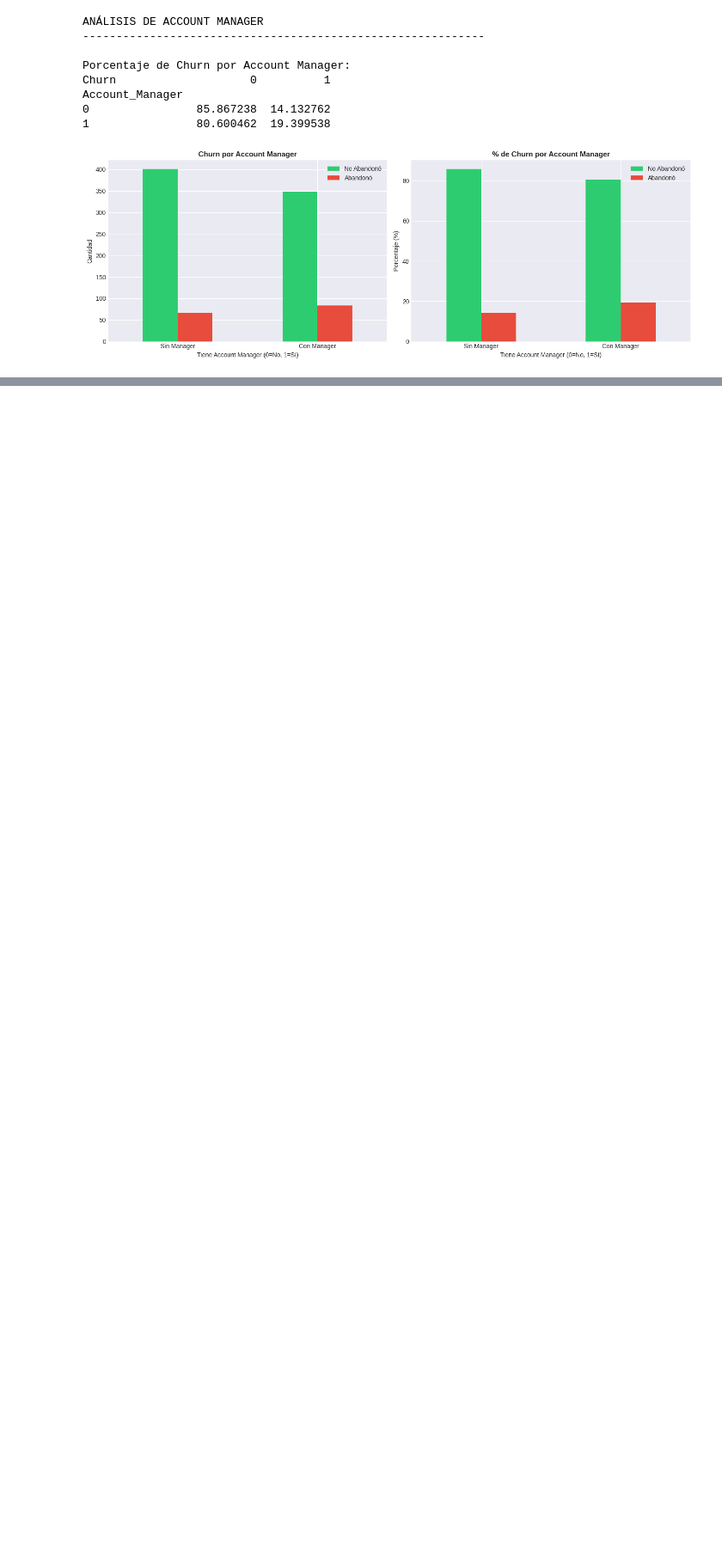
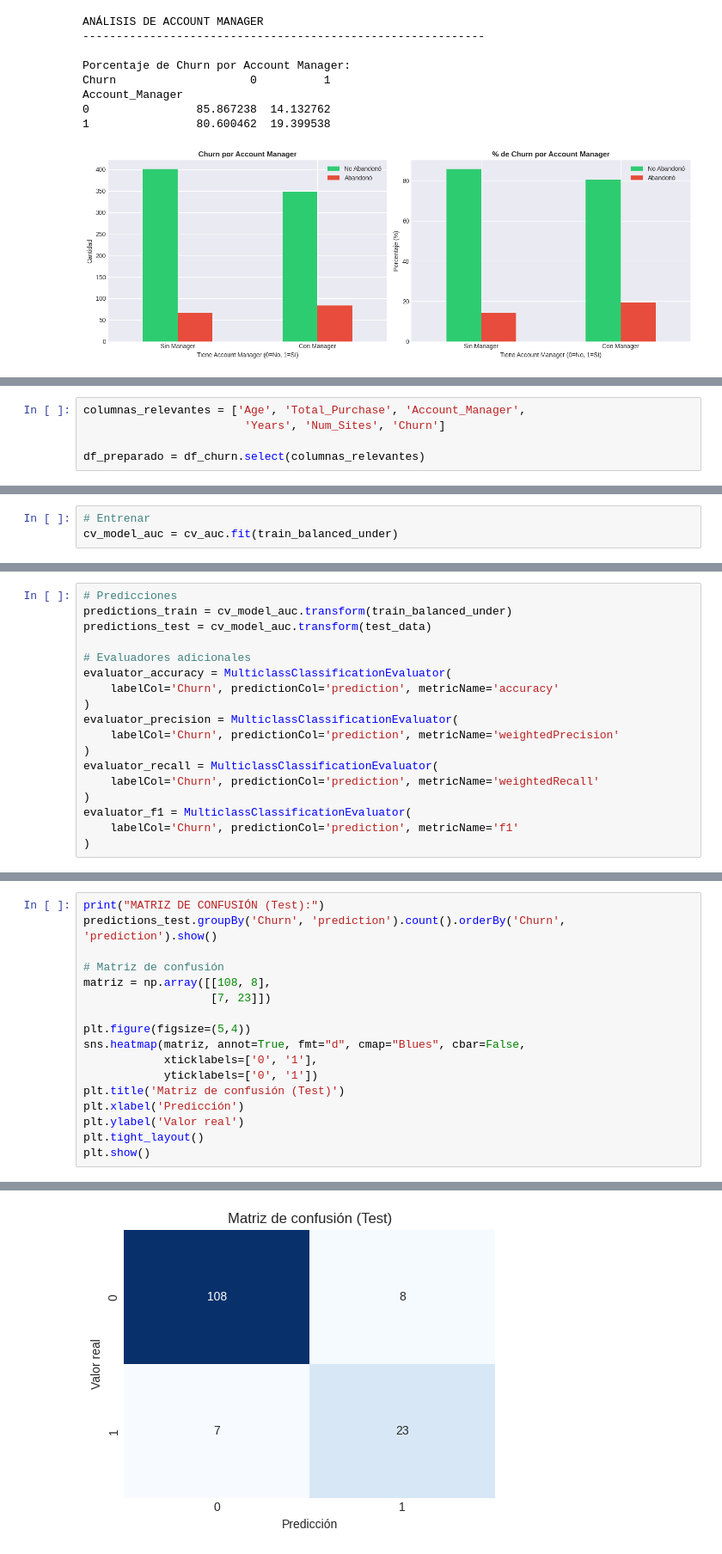
Before and after one commit to Maria-Villafuerte/Labs_Data_Science, a Jupyter notebook: Lab_11/Lab11_Spark.ipynb, the cells around one changed output, grey strips where cells are left out. Shown at 86% size. Cells and saved outputs as stored; diff of their text form; blank space fills up the shorter version.

```diff
--- a/Lab_11/Lab11_Spark.ipynb
+++ b/Lab_11/Lab11_Spark.ipynb
@@ -340,0 +360,5 @@ RESUMEN EJECUTIVO
+# %%
+columnas_relevantes = ['Age', 'Total_Purchase', 'Account_Manager',
+                        'Years', 'Num_Sites', 'Churn']
+
+df_preparado = df_churn.select(columnas_relevantes)
@@ -340,0 +826,3 @@ RESUMEN EJECUTIVO
+# %%
+# Entrenar
+cv_model_auc = cv_auc.fit(train_balanced_under)
@@ -340,0 +848,18 @@ RESUMEN EJECUTIVO
+# %%
+# Predicciones
+predictions_train = cv_model_auc.transform(train_balanced_under)
+predictions_test = cv_model_auc.transform(test_data)
+
+# Evaluadores adicionales
+evaluator_accuracy = MulticlassClassificationEvaluator(
+    labelCol='Churn', predictionCol='prediction', metricName='accuracy'
+)
+evaluator_precision = MulticlassClassificationEvaluator(
+    labelCol='Churn', predictionCol='prediction', metricName='weightedPrecision'
+)
+evaluator_recall = MulticlassClassificationEvaluator(
+    labelCol='Churn', predictionCol='prediction', metricName='weightedRecall'
+)
+evaluator_f1 = MulticlassClassificationEvaluator(
+    labelCol='Churn', predictionCol='prediction', metricName='f1'
+)
@@ -340,0 +890,18 @@ RESUMEN EJECUTIVO
+# %%
+print("MATRIZ DE CONFUSIÓN (Test):")
+predictions_test.groupBy('Churn', 'prediction').count().orderBy('Churn', 'prediction').show()
+
+# Matriz de confusión
+matriz = np.array([[108, 8],
+                   [7, 23]])
+
+plt.figure(figsize=(5,4))
+sns.heatmap(matriz, annot=True, fmt="d", cmap="Blues", cbar=False,
+            xticklabels=['0', '1'],
+            yticklabels=['0', '1'])
+plt.title('Matriz de confusión (Test)')
+plt.xlabel('Predicción')
+plt.ylabel('Valor real')
+plt.tight_layout()
+plt.show()
+# %% [output]
@@ -340,0 +917 @@ RESUMEN EJECUTIVO
+[figure, added]
```
Also changed, not shown: parts of 53 cells of this notebook.
